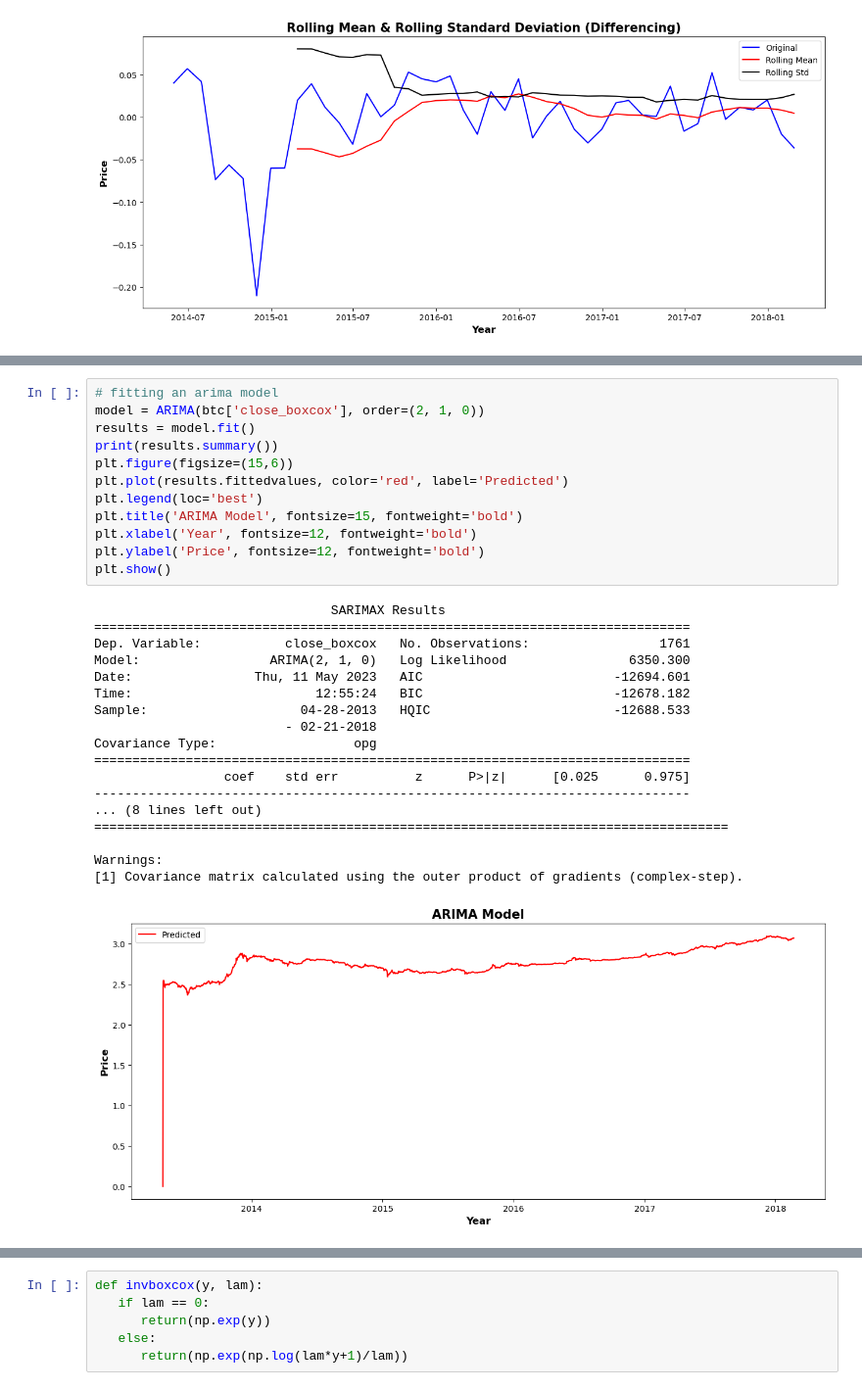
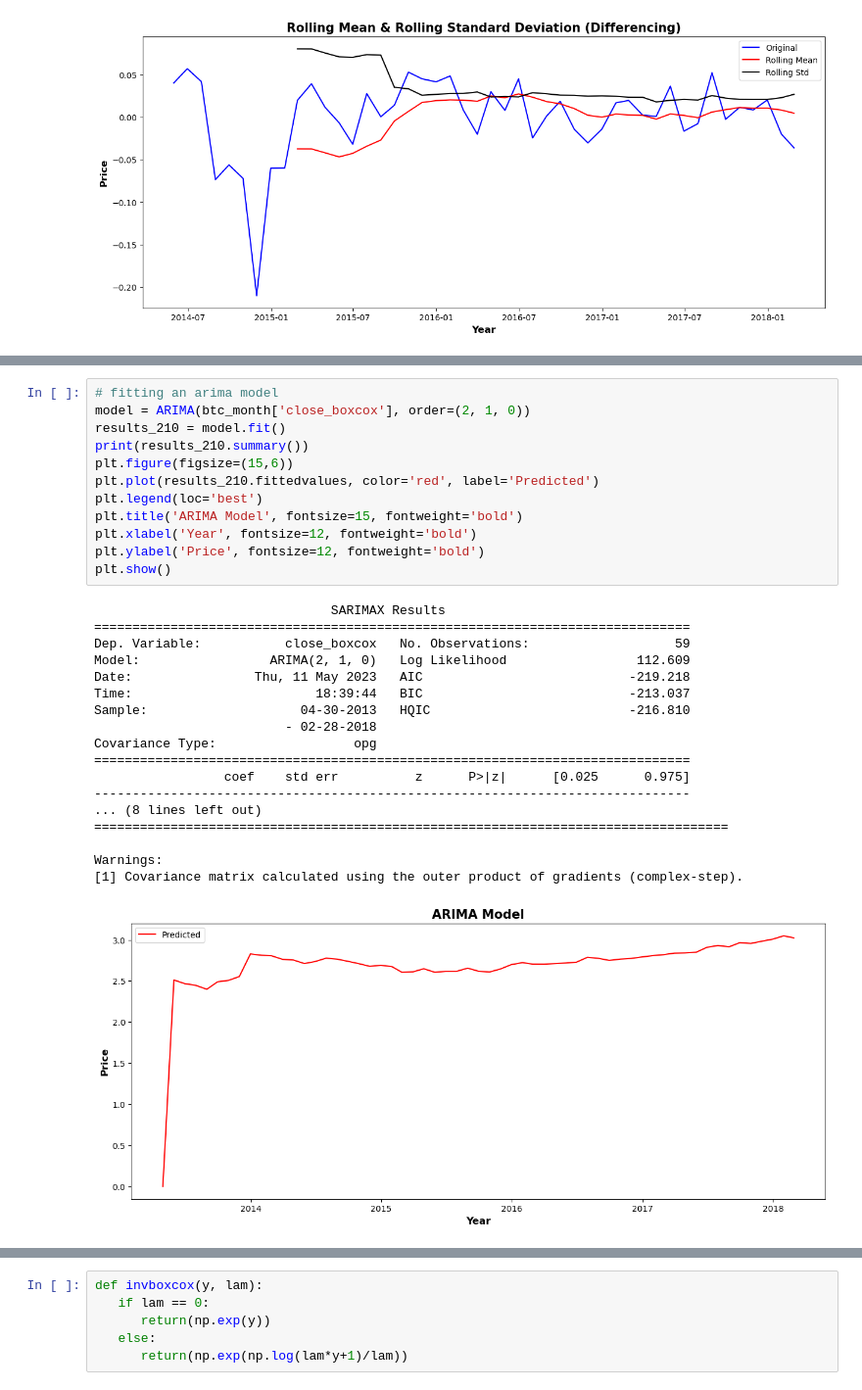
Before and after one commit to alliajagbe/crypto-prediction, a Jupyter notebook: crypto.ipynb, the cells around one changed output, grey strips where cells are left out. Shown at 98% size. Cells and saved outputs as stored; diff of their text form.

```diff
--- a/crypto.ipynb
+++ b/crypto.ipynb
@@ -242,33 +242,33 @@ Warnings:
 # %%
 # fitting an arima model
-model = ARIMA(btc['close_boxcox'], order=(2, 1, 0))
-results = model.fit()
-print(results.summary())
+model = ARIMA(btc_month['close_boxcox'], order=(2, 1, 0))
+results_210 = model.fit()
+print(results_210.summary())
 plt.figure(figsize=(15,6))
-plt.plot(results.fittedvalues, color='red', label='Predicted')
+plt.plot(results_210.fittedvalues, color='red', label='Predicted')
 plt.legend(loc='best')
 plt.title('ARIMA Model', fontsize=15, fontweight='bold')
 plt.xlabel('Year', fontsize=12, fontweight='bold')
 plt.ylabel('Price', fontsize=12, fontweight='bold')
 plt.show()
 # %% [output]
                                SARIMAX Results
 ==============================================================================
-Dep. Variable:           close_boxcox   No. Observations:                 1761
-Model:                 ARIMA(2, 1, 0)   Log Likelihood                6350.300
-Date:                Thu, 11 May 2023   AIC                         -12694.601
-Time:                        12:55:24   BIC                         -12678.182
-Sample:                    04-28-2013   HQIC                        -12688.533
-                         - 02-21-2018
+Dep. Variable:           close_boxcox   No. Observations:                   59
+Model:                 ARIMA(2, 1, 0)   Log Likelihood                 112.609
+Date:                Thu, 11 May 2023   AIC                           -219.218
+Time:                        18:39:44   BIC                           -213.037
+Sample:                    04-30-2013   HQIC                          -216.810
+                         - 02-28-2018
 Covariance Type:                  opg
 ==============================================================================
                  coef    std err          z      P>|z|      [0.025      0.975]
 ------------------------------------------------------------------------------
 ... (8 lines left out)
 ===================================================================================
 
 Warnings:
 [1] Covariance matrix calculated using the outer product of gradients (complex-step).
-[figure, old version]
+[figure, new version]
 # %%
 # fitting an arima model
```
Also changed, not shown: parts of 6 cells of this notebook.
